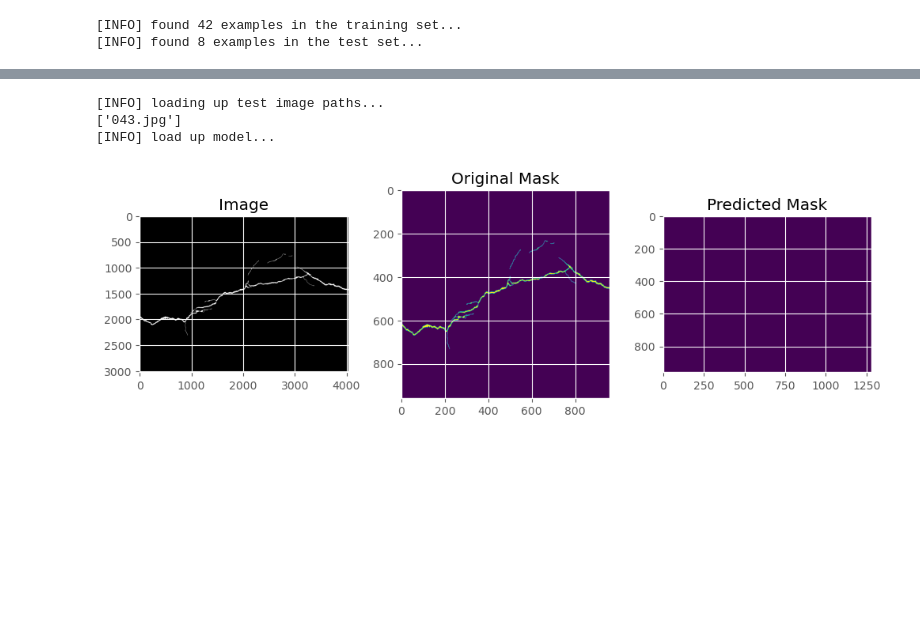
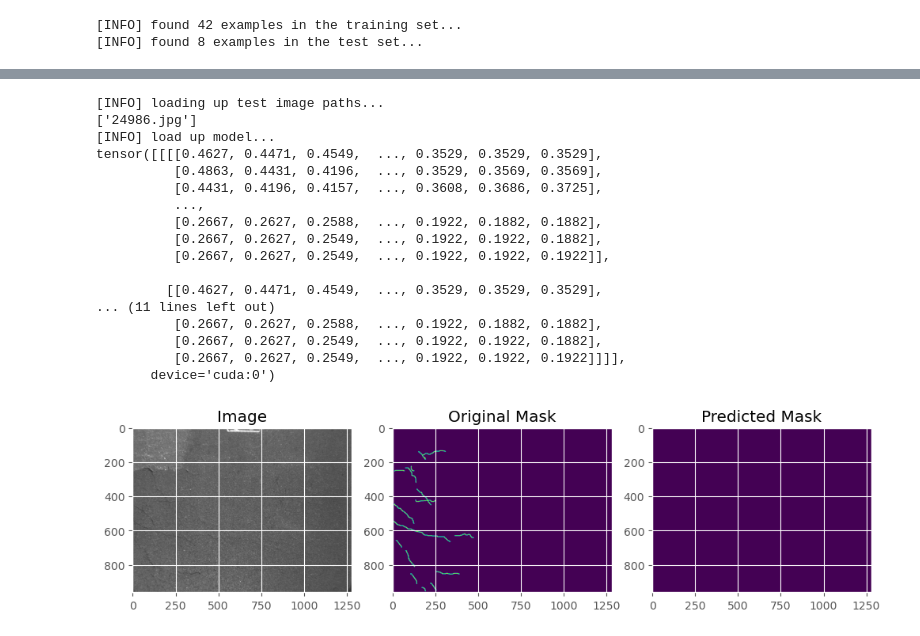
Before and after one commit to Zxmw/Project2, a Jupyter notebook: test.ipynb, the cells around one changed output, grey strips where cells are left out. Drawn from its saved outputs; the diff is of its cells as text; code cells hidden in the pictures; blank space fills up the shorter version.

```diff
--- a/test.ipynb
+++ b/test.ipynb
@@ -292,6 +325,15 @@ for e in tqdm(range(NUM_EPOCHS)):
 		# send the input to the device
 		(x, y) = (x.to(DEVICE), y.to(DEVICE))
 		# perform a forward pass and calculate the training loss
+		if(i==0):
+			#plot the first image in the batch
+			fig, ax = plt.subplots(1, 2, figsize=(10, 5))
+			ax[0].imshow(x[0].cpu().permute(1, 2, 0))
+			ax[0].set_title("Input Image")
+			ax[1].imshow(y[0].cpu().squeeze(), cmap="gray")
+			ax[1].set_title("Ground Truth Mask")
+			plt.show()
+
 		pred = unet(x)
 		loss = lossFunc(pred, y)
 		# first, zero out any previously accumulated gradients, then
@@ -311,6 +353,14 @@ for e in tqdm(range(NUM_EPOCHS)):
 			(x, y) = (x.to(DEVICE), y.to(DEVICE))
 			# make the predictions and calculate the validation loss
 			pred = unet(x)
+			# plot the prediction and ground truth mask
+			if(i==0):
+				fig, ax = plt.subplots(1, 2, figsize=(10, 5))
+				ax[0].imshow(x[0].cpu().permute(1, 2, 0))
+				ax[0].set_title("Input Image")
+				ax[1].imshow(pred[0].cpu().squeeze(), cmap="gray")
+				ax[1].set_title("Predicted Mask")
+				plt.show()
 			totalTestLoss += lossFunc(pred, y)
 			#evalution metric
 			metric = SegmentationMetric(2)
@@ -383,7 +423,7 @@ def prepare_plot(origImage, origMask, predMask):
 	figure.tight_layout()
 	figure.show()
 # %%
-def make_predictions(model, imagePath):
+def make_predictions(model, imagePath, maskPath):
 	# set model to evaluation mode
 	model.eval()
 	# turn off gradient tracking
@@ -396,48 +436,65 @@ def make_predictions(model, imagePath):
 		orig = image.copy()
 		# find the filename and generate the path to ground truth
 		# mask
-		filename = imagePath.split(os.path.sep)[-1]
-		groundTruthPath = os.path.join(MASK_DATASET_PATH,
-			filename)
+
 		# load the ground-truth segmentation mask in grayscale mode
 		# and resize it
-		gtMask = cv2.imread(groundTruthPath, 0)
-		gtMask = cv2.resize(gtMask, (INPUT_IMAGE_HEIGHT,
+		gtMask = cv2.imread(maskPath, 0)
+		gtMask = cv2.resize(gtMask, (INPUT_IMAGE_WIDTH,
 			INPUT_IMAGE_HEIGHT))
 
 		# make the channel axis to be the leading one, add a batch
 		# dimension, create a PyTorch tensor, and flash it to the
 		# current device
 		image = np.transpose(image, (2, 0, 1))
 		image = np.expand_dims(image, 0)
 		image = torch.from_numpy(image).to(DEVICE)
 		# make the prediction, pass the results through the sigmoid
 		# function, and convert the result to a NumPy array
+		print(image)
 		predMask = model(image).squeeze()
 		predMask = torch.sigmoid(predMask)
 		predMask = predMask.cpu().numpy()
 		# filter out the weak predictions and convert them to integers
 		predMask = (predMask > THRESHOLD) * 255
 		predMask = predMask.astype(np.uint8)
 		# prepare a plot for visualization
 		prepare_plot(orig, gtMask, predMask)
 
 # load the image paths in our testing file and randomly select 10
 # image paths
 print("[INFO] loading up test image paths...")
-imagePaths = open(TEST_PATHS).read().strip().split("\n")
-imagePaths = np.random.choice(imagePaths, size=1)
+imagePaths = open(TEST_IMAGE_PATHS).read().strip().split("\n")
+maskPaths = open(TEST_MASK_PATHS).read().strip().split("\n")
+random_index = np.random.choice(len(imagePaths), size=1)
+imagePaths = np.array(imagePaths)[random_index]
+maskPaths = np.array(maskPaths)[random_index]
 print(imagePaths)
 # load our model from disk and flash it to the current device
 print("[INFO] load up model...")
 unet = torch.load(MODEL_PATH).to(DEVICE)
 # iterate over the randomly selected test image paths
-for path in imagePaths:
+for i in range(0, len(imagePaths)):
 	# make predictions and visualize the results
-	path1 = os.path.join(MASK_DATASET_PATH, path)
-	make_predictions(unet, path1)
+	imgpath = os.path.join(IMAGE_DATASET_PATH, imagePaths[i])
+	mskpath = os.path.join(MASK_DATASET_PATH, maskPaths[i])
+	make_predictions(unet, imgpath, mskpath)
 # %% [output]
 [INFO] loading up test image paths...
-['043.jpg']
+['24986.jpg']
 [INFO] load up model...
+tensor([[[[0.4627, 0.4471, 0.4549,  ..., 0.3529, 0.3529, 0.3529],
+          [0.4863, 0.4431, 0.4196,  ..., 0.3529, 0.3569, 0.3569],
+          [0.4431, 0.4196, 0.4157,  ..., 0.3608, 0.3686, 0.3725],
+          ...,
+          [0.2667, 0.2627, 0.2588,  ..., 0.1922, 0.1882, 0.1882],
+          [0.2667, 0.2627, 0.2549,  ..., 0.1922, 0.1922, 0.1882],
+          [0.2667, 0.2627, 0.2549,  ..., 0.1922, 0.1922, 0.1922]],
+
+         [[0.4627, 0.4471, 0.4549,  ..., 0.3529, 0.3529, 0.3529],
+... (11 lines left out)
+          [0.2667, 0.2627, 0.2588,  ..., 0.1922, 0.1882, 0.1882],
+          [0.2667, 0.2627, 0.2549,  ..., 0.1922, 0.1922, 0.1882],
+          [0.2667, 0.2627, 0.2549,  ..., 0.1922, 0.1922, 0.1922]]]],
+       device='cuda:0')
-[figure, old version]
+[figure, new version]
```
Also changed, not shown: parts of 10 cells of this notebook, 5 other files.
